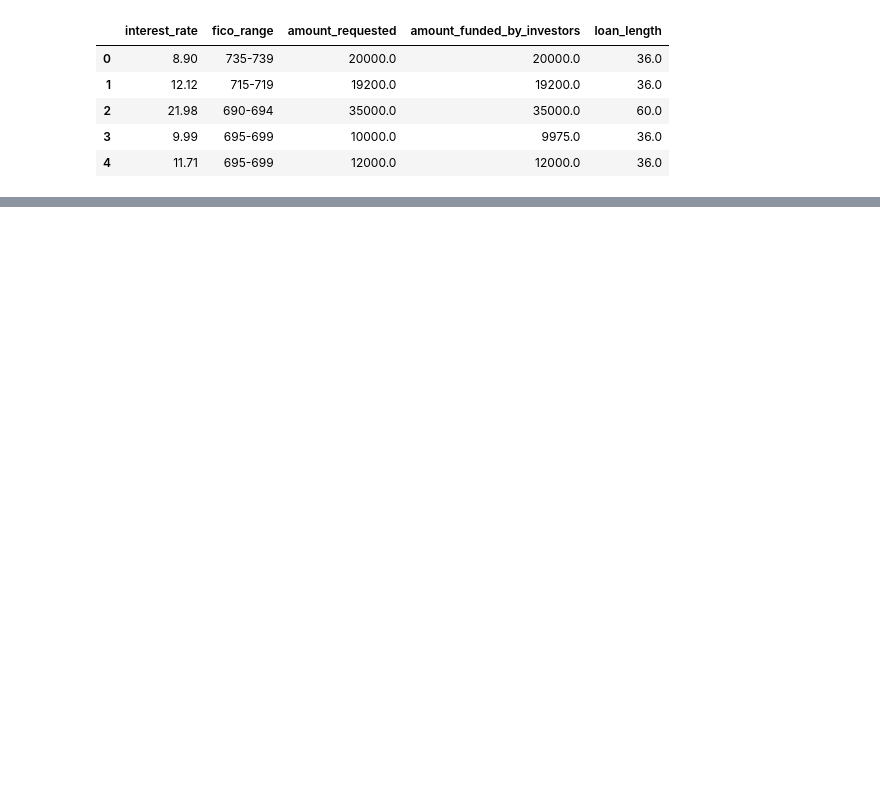
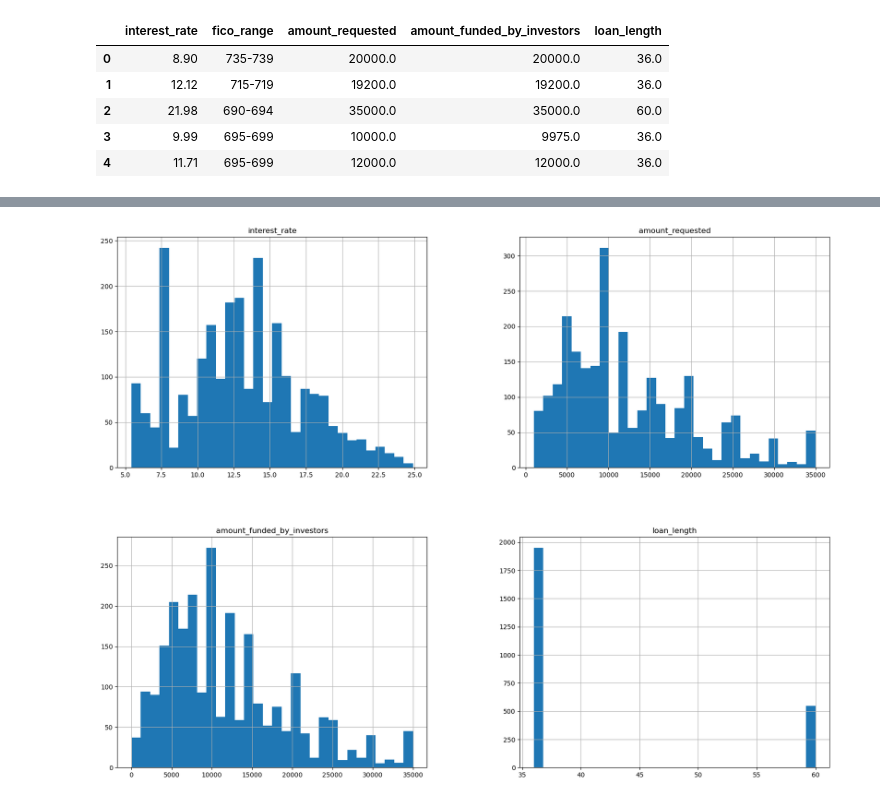
Before and after one commit to DocYoungblood/linear_regression_case_study, a Jupyter notebook: YB_EDA.ipynb, the cells around one changed output, grey strips where cells are left out. Saved outputs shown, nothing was run; the diff lists cells and outputs as text; code cells hidden in the pictures; blank space fills up the shorter version.

```diff
--- a/YB_EDA.ipynb
+++ b/YB_EDA.ipynb
@@ -27,0 +51,5 @@ banking.head()
+# %%
+banking.hist(bins=30, figsize=(20,15))
+plt.show()
+# %% [output]
+[figure, added]
```
Also changed, not shown: parts of 10 cells of this notebook.
